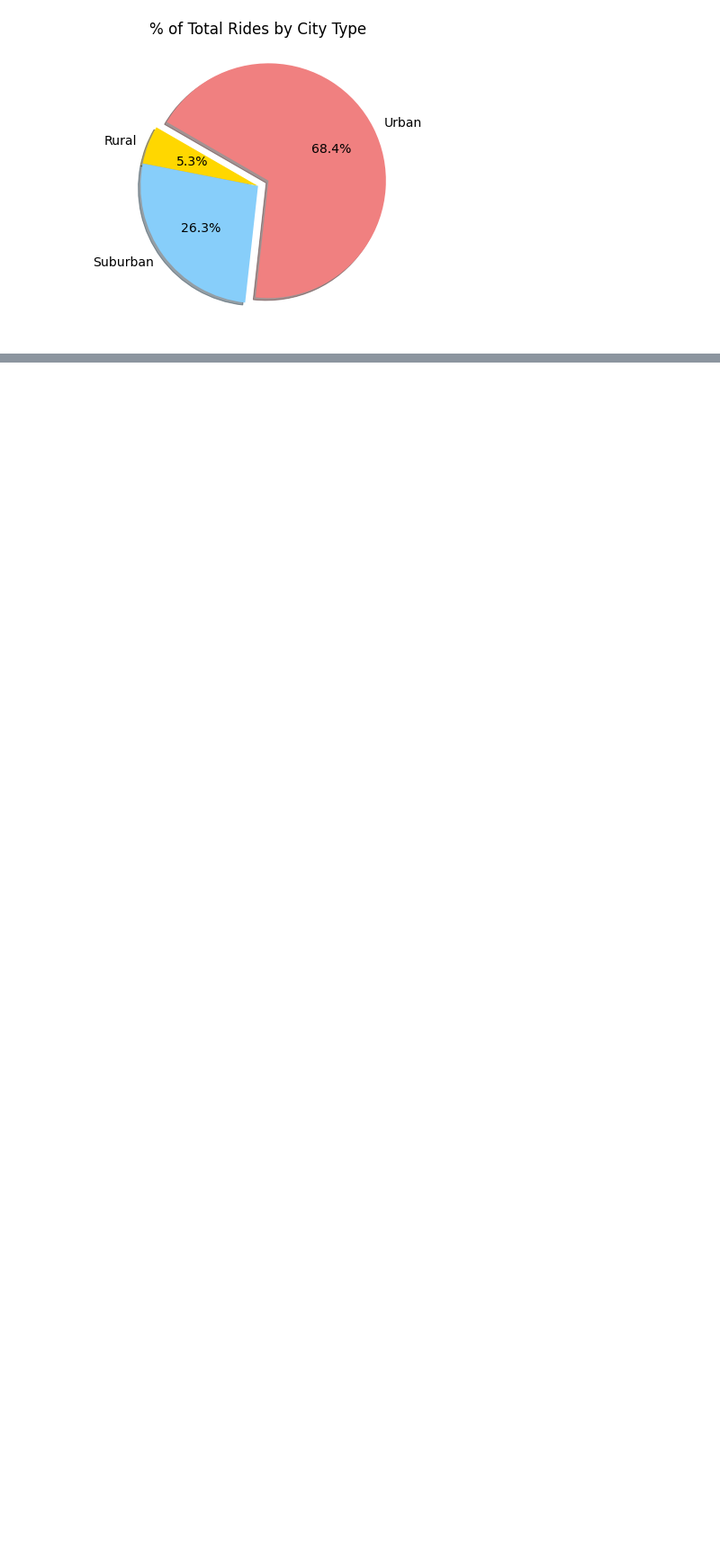
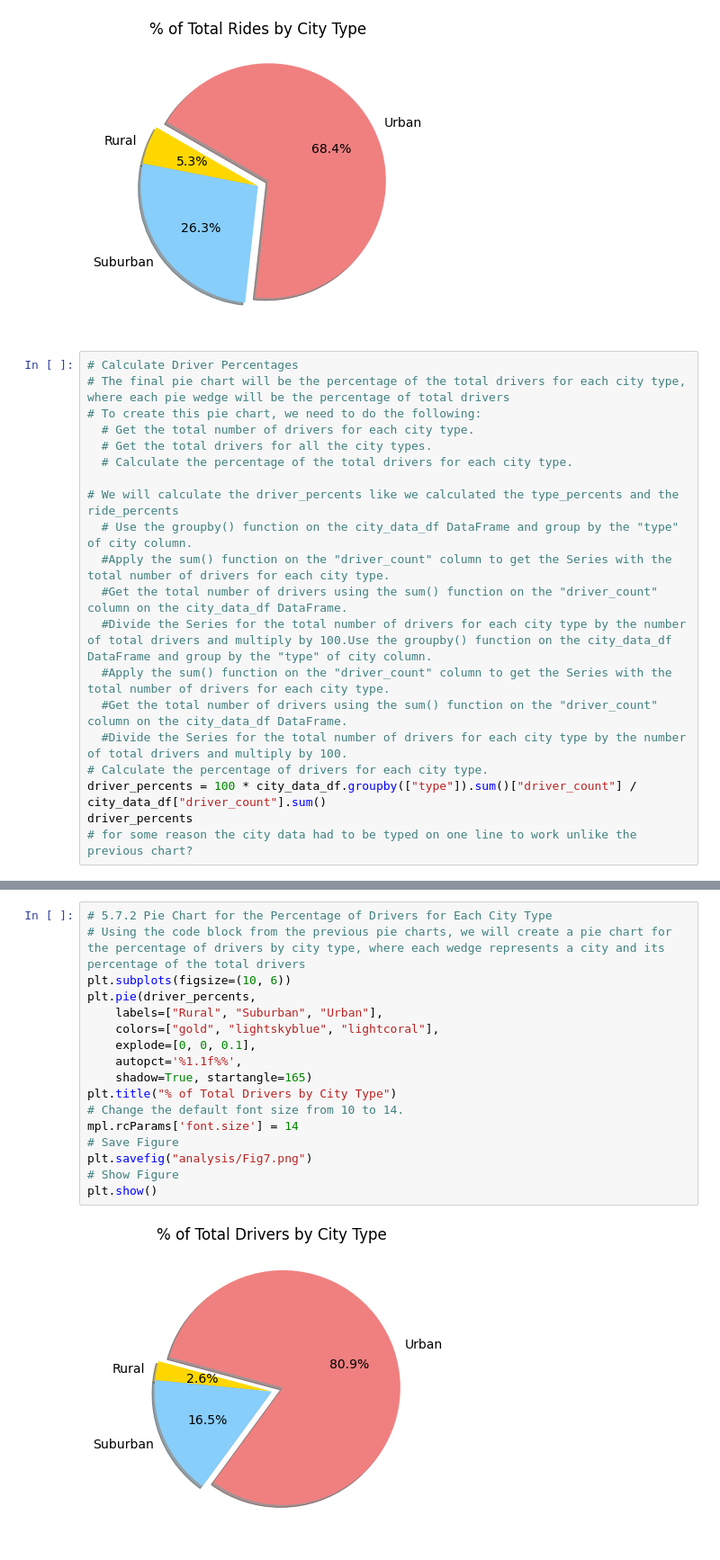
Before and after one commit to ltmurphy/PyBer_Analysis, a Jupyter notebook: PyBer.ipynb, the cells around one changed output, grey strips where cells are left out. Shown: that part at 90% size. Saved outputs shown, nothing was run; the diff lists cells and outputs as text; blank space fills up the shorter version.

```diff
--- a/PyBer.ipynb
+++ b/PyBer.ipynb
@@ -1076,3 +1076,23 @@ plt.savefig("analysis/Fig6.png")
 plt.show()
 # %% [output]
 [figure]
+# %%
+# Calculate Driver Percentages
+# The final pie chart will be the percentage of the total drivers for each city type, where each pie wedge will be the percentage of total drivers
+# To create this pie chart, we need to do the following:
+  # Get the total number of drivers for each city type.
+  # Get the total drivers for all the city types.
+  # Calculate the percentage of the total drivers for each city type.
+
+# We will calculate the driver_percents like we calculated the type_percents and the ride_percents
+  # Use the groupby() function on the city_data_df DataFrame and group by the "type" of city column.
+  #Apply the sum() function on the "driver_count" column to get the Series with the total number of drivers for each city type.
+  #Get the total number of drivers using the sum() function on the "driver_count" column on the city_data_df DataFrame.
+  #Divide the Series for the total number of drivers for each city type by the number of total drivers and multiply by 100.Use the groupby() function on the city_data_df DataFrame and group by the "type" of city column.
+  #Apply the sum() function on the "driver_count" column to get the Series with the total number of drivers for each city type.
+  #Get the total number of drivers using the sum() function on the "driver_count" column on the city_data_df DataFrame.
+  #Divide the Series for the total number of drivers for each city type by the number of total drivers and multiply by 100.
+# Calculate the percentage of drivers for each city type.
+driver_percents = 100 * city_data_df.groupby(["type"]).sum()["driver_count"] / city_data_df["driver_count"].sum()
+driver_percents
+# for some reason the city data had to be typed on one line to work unlike the previous chart?
@@ -1078,0 +1105,19 @@ plt.show()
+# %%
+# 5.7.2 Pie Chart for the Percentage of Drivers for Each City Type
+# Using the code block from the previous pie charts, we will create a pie chart for the percentage of drivers by city type, where each wedge represents a city and its percentage of the total drivers
+plt.subplots(figsize=(10, 6))
+plt.pie(driver_percents,
+    labels=["Rural", "Suburban", "Urban"],
+    colors=["gold", "lightskyblue", "lightcoral"],
+    explode=[0, 0, 0.1],
+    autopct='%1.1f%%',
+    shadow=True, startangle=165)
+plt.title("% of Total Drivers by City Type")
+# Change the default font size from 10 to 14.
+mpl.rcParams['font.size'] = 14
+# Save Figure
+plt.savefig("analysis/Fig7.png")
+# Show Figure
+plt.show()
+# %% [output]
+[figure, added]
```
Also changed, not shown: parts of 3 cells of this notebook, 3 other files.
